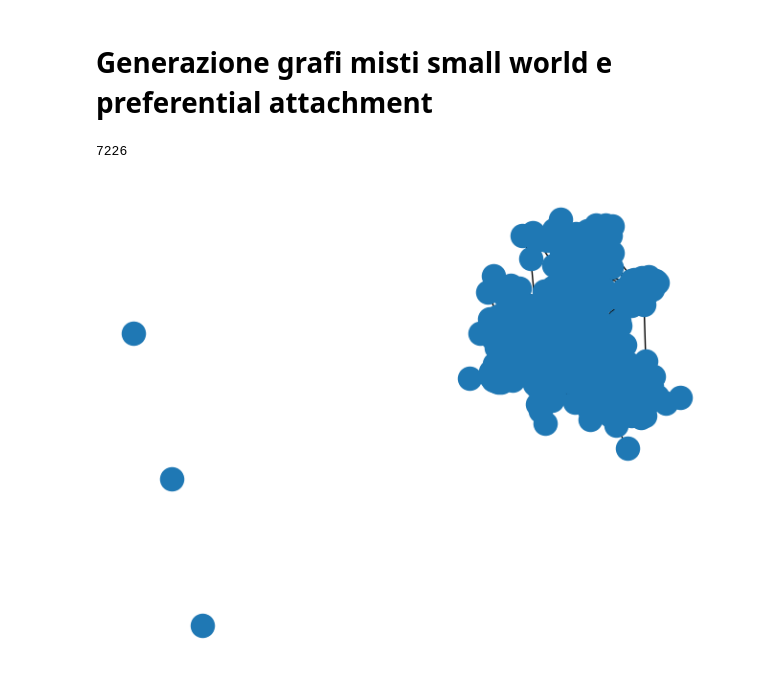
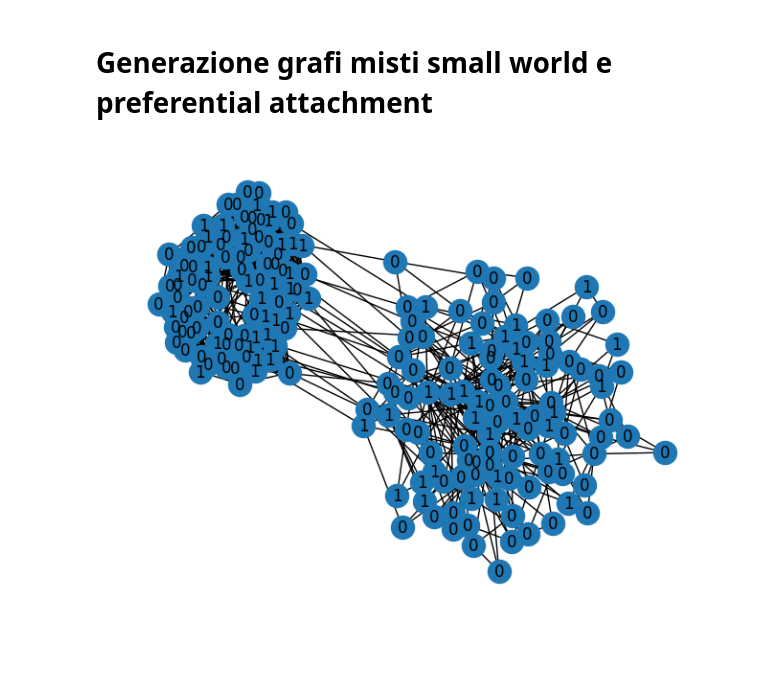
Before and after one commit to Fabri000/Misinformation-Detection-with-GNN-models, a Jupyter notebook: sintetich-graph-notebook.ipynb, the cells around one changed output. Drawn from its saved outputs; the diff is of its cells as text; code cells hidden in the pictures.

```diff
--- a/sintetich-graph-notebook.ipynb
+++ b/sintetich-graph-notebook.ipynb
@@ -304,7 +303,7 @@ def read_from_json(path='out.json'):
 # Generazione grafi con small world
 Creiamo preliminarmente un grafo small world e lo salvo su un file JSON.
 # %%
-gc = GraphCreator(min_nodes=200,max_nodes=370,model_name='small world',prob=0.8,label_thresh=0.70)
+gc = GraphCreator(min_nodes=200,max_nodes=500,model_name='small world',prob=0.01)
 GS = []
 k = 100
 for i in range(k):
@@ -318,7 +323,7 @@ KeyboardInterrupt:
 # Generazione grafi con preferential attachment
 Creiamo preliminarmente un grafo preferential attachment e lo salvo su un file JSON.
 # %%
-gc = GraphCreator(min_nodes=250,max_nodes=350,model_name='preferential attachment',label_thresh=0.7)
+gc = GraphCreator(min_nodes=250,max_nodes=500,model_name='preferential attachment')
 GS = []
 k = 250
 for i in range(k):
@@ -329,16 +334,15 @@ write_to_json(GS,path='preferential attachment net.json')
 # %% [markdown]
 # Generazione grafi misti small world e preferential attachment
 # %%
-gc = GraphCreator(min_nodes=50,max_nodes=350,model_name='mixed',prob=0.8,label_thresh=0.7)
+gc = GraphCreator(min_nodes=200,max_nodes=500,model_name='mixed')
 GS = []
-k = 1
+k = 150
 for i in range(k):
     g = gc.generate_net()
     if g!=None:
         GS.append(g)
 write_to_json(GS,path='mixed net.json')
-# %%
-nx.draw(GS[1])
-# %% [output]
-7226
-[figure, removed]
+# %%
+GraphCreator.draw_graph_with_label(GS[0])
+# %% [output]
+[figure, added]
```
Also changed, not shown: parts of 3 cells of this notebook, 1 other file.
